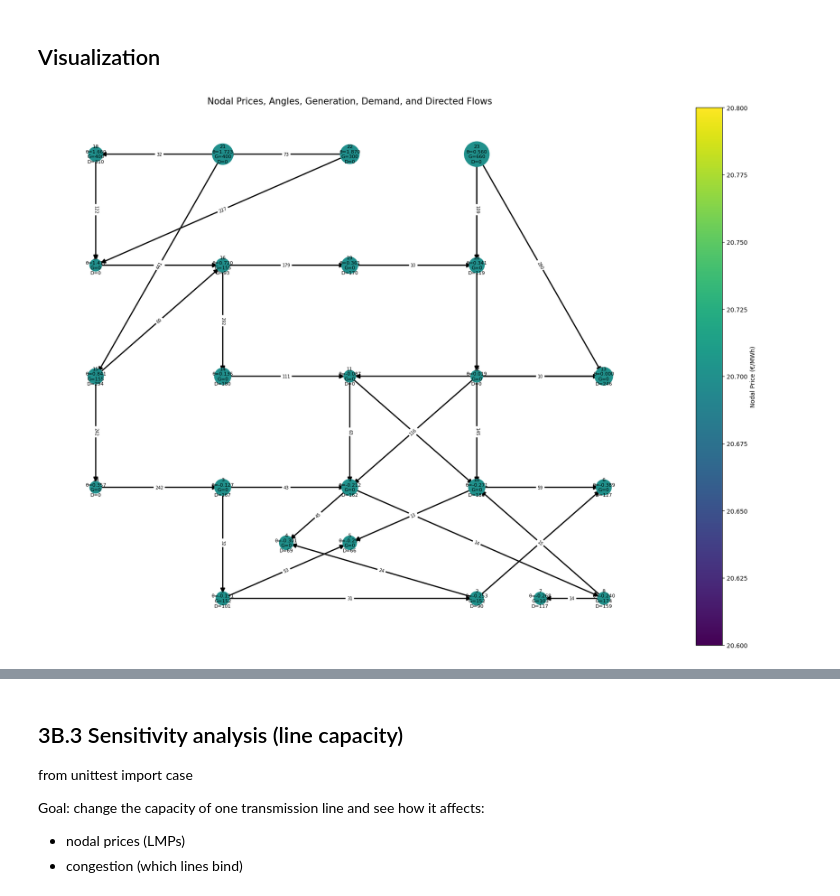
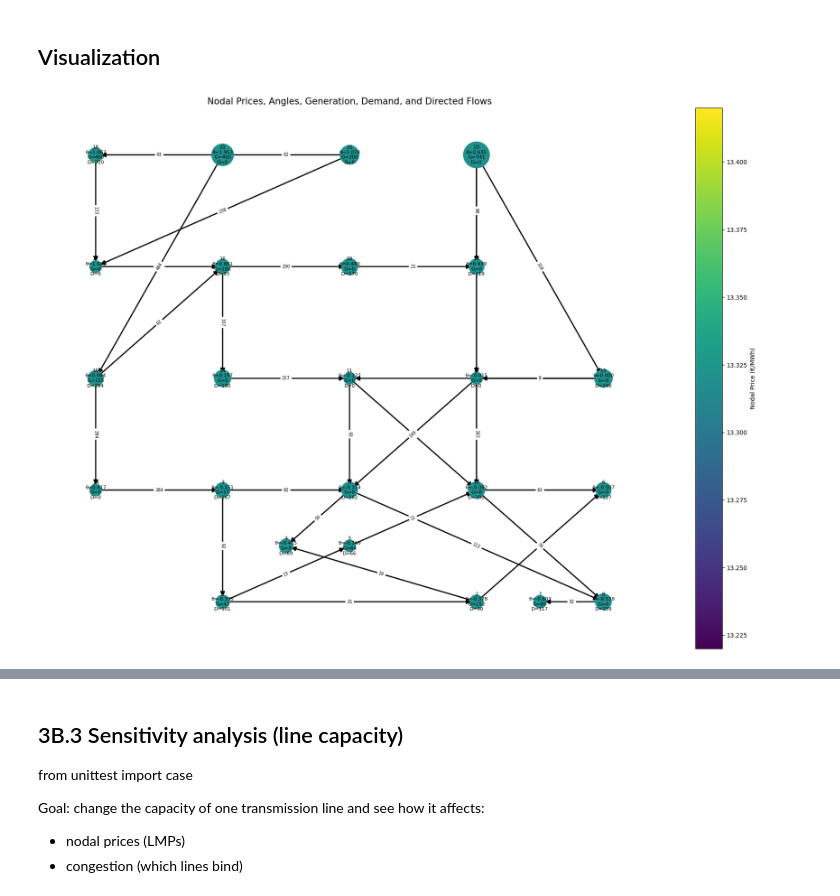
Before and after one commit to KonstantinosKountras/46755-electricity-market-clearing_Asgn1, a Jupyter notebook: Assignment1_3nodal.ipynb, the cells around one changed output, grey strips where cells are left out. Saved outputs shown, nothing was run; the diff lists cells and outputs as text; code cells hidden in the pictures.

```diff
--- a/Assignment1_3nodal.ipynb
+++ b/Assignment1_3nodal.ipynb
@@ -188,8 +203,17 @@ gen_bus = {
     11: 23
 }
 
+
 # Wind location
-wind_bus = 8  # Bus 8 has the wind generator
+W = [1,2,3,4,5,6]
+wind_bus = {
+    1: 3,
+    2: 5,
+    3: 7,
+    4: 16,
+    5: 21,
+    6: 23
+}
 # %%
 # ============================================
 # STEP 3 – Exact Load Distribution
@@ -234,7 +258,12 @@ p_i = model.addVars(G, lb=0,
                     name="p_i")
 
 # Wind
-p_w = model.addVar(lb=0, ub=P_w_bar, name="p_w")
+p_w = model.addVars(
+    W,
+    lb=0,
+    ub=[P_w_bar[w] for w in W],
+    name="p_w"
+)
 
 # Voltage angles
 theta = model.addVars(buses, lb=-GRB.INFINITY, name="theta")
@@ -266,7 +299,9 @@ for n in buses:
     )
 
     # Wind at bus n
-    wind_term = p_w if n == wind_bus else 0
+    wind_term = gp.quicksum(
+        p_w[w] for w in W if wind_bus[w] == n
+    )
 
     # Demand at bus n
     demand = D_bus[n]
@@ -488,7 +523,7 @@ if abs(p_max - p_min) < 1e-6:
 node_sizes = []
 for n in G_vis.nodes():
     gen = sum(p_i[i].X for i in G if gen_bus[i] == n)
-    wind = p_w.X if n == wind_bus else 0
+    wind = sum(p_w[w].X for w in W if wind_bus[w] == n)
     demand = D_bus[n]
     net = abs(gen + wind - demand)
     node_sizes.append(400 + 2*net)
@@ -527,7 +562,7 @@ labels = {}
 for n in G_vis.nodes():
 
     gen = sum(p_i[i].X for i in G if gen_bus[i] == n)
-    wind = p_w.X if n == wind_bus else 0
+    wind = sum(p_w[w].X for w in W if wind_bus[w] == n)
     total_gen = gen + wind
     demand = D_bus[n]
 
@@ -537,31 +572,31 @@ for n in G_vis.nodes():
         f"G={total_gen:.0f}\n"
         f"D={demand:.0f}"
     )
 
 nx.draw_networkx_labels(G_vis, pos, labels=labels, font_size=8)
 
 # -------------------------
 # Flow Labels
 # -------------------------
 edge_labels = {
     (u,v): f"{data['flow']:.0f}"
     for u,v,data in G_vis.edges(data=True)
 }
 
 nx.draw_networkx_edge_labels(
     G_vis,
     pos,
     edge_labels=edge_labels,
     font_size=7
 )
 
 # Colorbar
 cbar = plt.colorbar(nodes)
 cbar.set_label("Nodal Price (€/MWh)")
 
 plt.title("Nodal Prices, Angles, Generation, Demand, and Directed Flows", fontsize=15)
 plt.axis("off")
 plt.tight_layout()
 plt.show()
 # %% [output]
-[figure, old version]
+[figure, new version]
```
Also changed, not shown: parts of 13 cells of this notebook, 10 other files.
